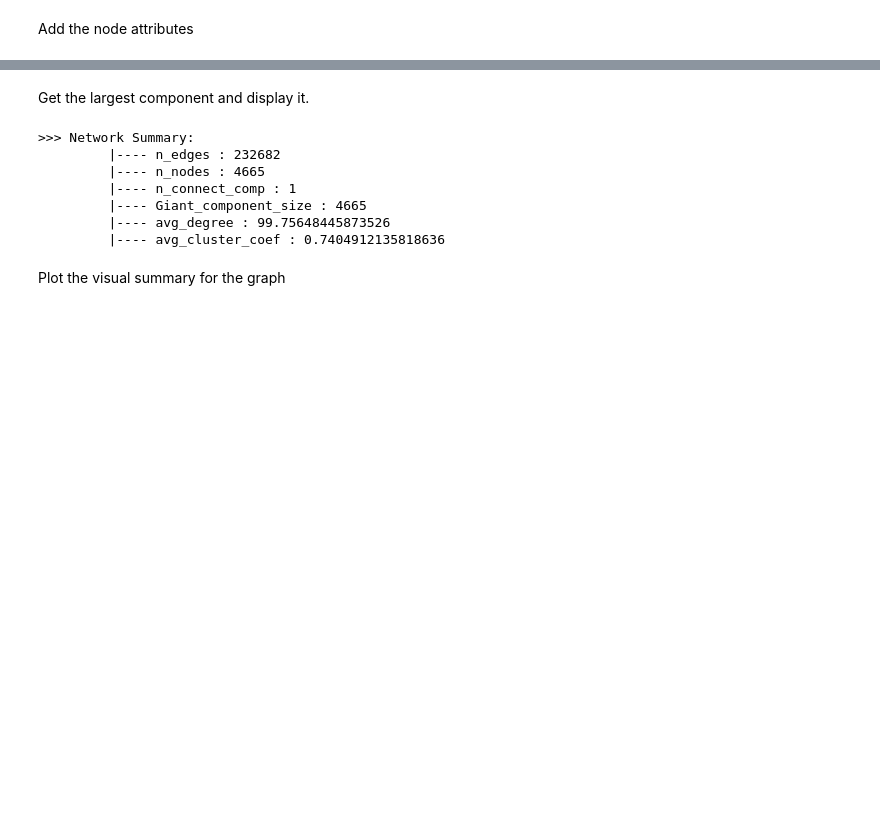
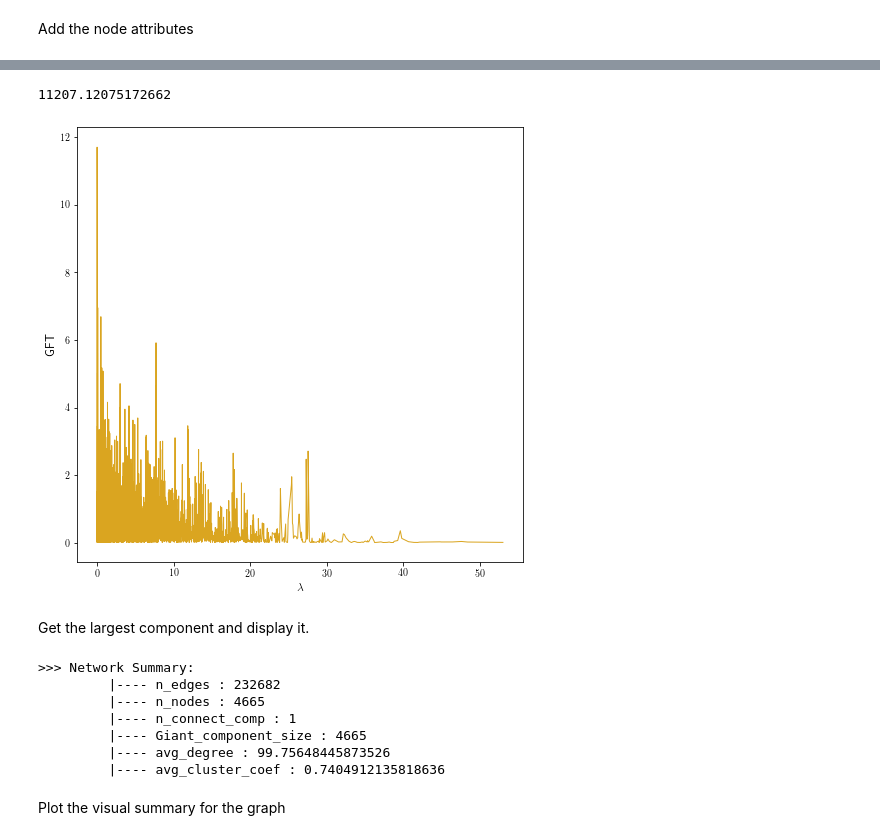
Before and after one commit to antoine-spahr/NTDS, a Jupyter notebook: Project/Graph_exploration.ipynb, the cells around one changed output, grey strips where cells are left out. Drawn from its saved outputs; the diff is of its cells as text; code cells hidden in the pictures; blank space fills up the shorter version.

```diff
--- a/Project/Graph_exploration.ipynb
+++ b/Project/Graph_exploration.ipynb
@@ -119,0 +142,3 @@ nx.set_node_attributes(G, dict(nodes_attributes_df.transpose()))
+# %%
+# make a pygsp graph from the networkx one
+G_sp = gsp.graphs.Graph(nx.adjacency_matrix(G), lap_type='combinatorial')
@@ -119,0 +147,44 @@ nx.set_node_attributes(G, dict(nodes_attributes_df.transpose()))
+# %%
+def get_qudratic_form(L, f):
+    """
+    get the Laplacian (L) Quatratic form of a signal (f).
+    INPUT
+        |---- L [numpy array] the Laplacian of a graph of dimension N_node x N_node
+        |---- f [numpy array] the signal on the graph of dimension N_node x 1
+    OUTPUT
+        |---- qf [float] the value of f^T x L x f
+    """
+    return float(f.transpose() @ L @ f)
+
+def signal_GFT(G, s, ax=None, **kwargs):
+    """
+    compute and plot the GFT of the passed signal s.
+    INPUT
+        |---- G [pygsp graph]
+        |---- s [numpy array] the signal on the graph of dimension N_node x 1
+        |---- ax [matplotlib.Axes] the ax on which to plot the GFT
+    OUTPUT
+        |---- s_hat [numpy array] the signal in the fourier domain
+    """
+    # compute the fourier basis (only performed if not already computed)
+    G.compute_fourier_basis()
+    # get GFT of signal
+    s_hat = G.gft(s)
+    # plot in ax
+    if not ax is None:
+        ax.plot(G.e, np.abs(s_hat),**kwargs)
+
+    return s_hat
+# %%
+f = np.array([list(nx.get_node_attributes(G, 'Oscars').values())]).transpose()
+get_qudratic_form(G_sp.L, f)
+# %% [output]
+11207.12075172662
+# %%
+fig, ax = plt.subplots(1,1,figsize=(8,8))
+_ = signal_GFT(G_sp, f, ax=ax, linewidth=1, color='Goldenrod')
+ax.set_xlabel('$\lambda$', fontsize=12)
+ax.set_ylabel('GFT', fontsize=12)
+plt.show()
+# %% [output]
+[figure, added]
```
Also changed, not shown: parts of 15 cells of this notebook, 1 other file.
